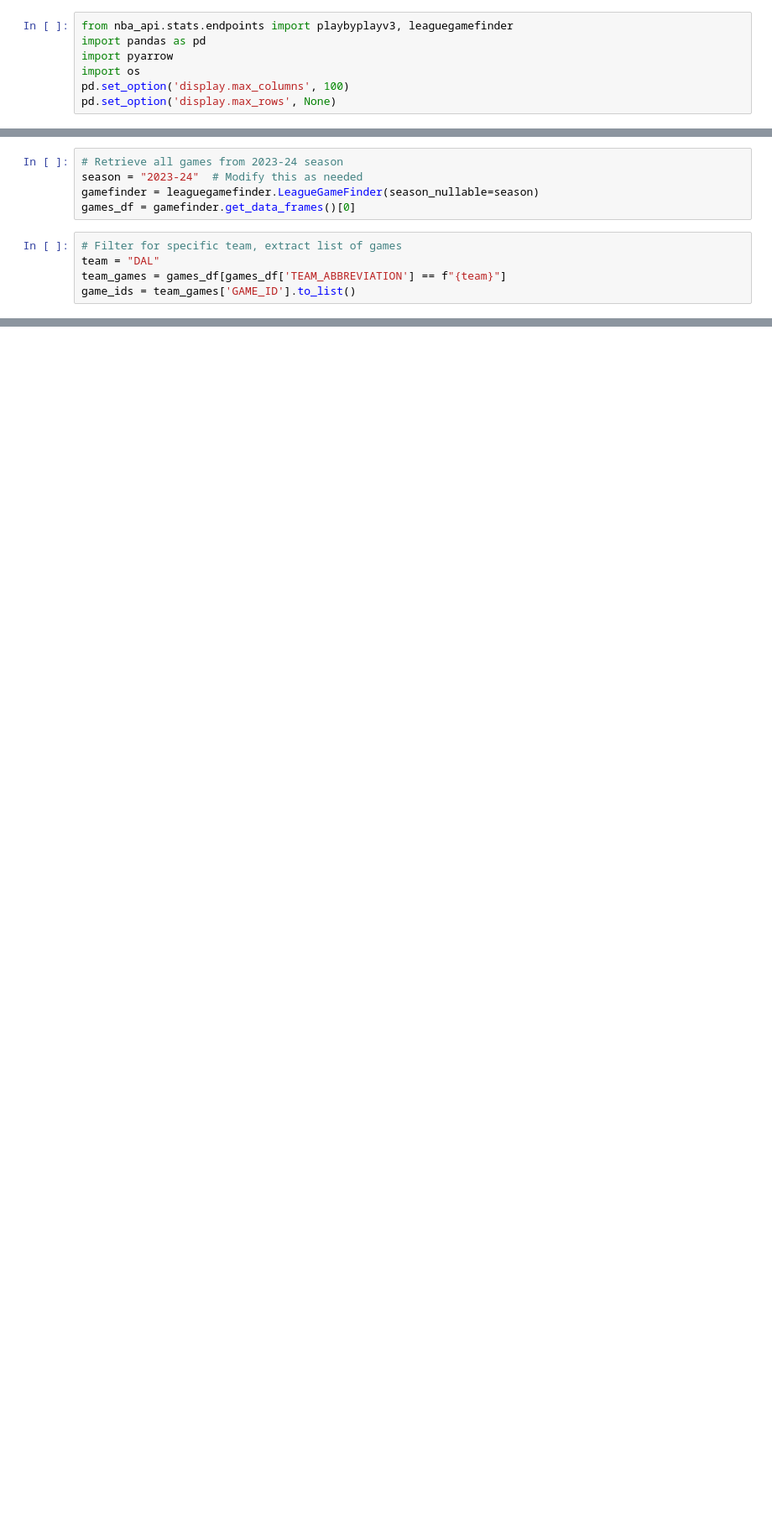
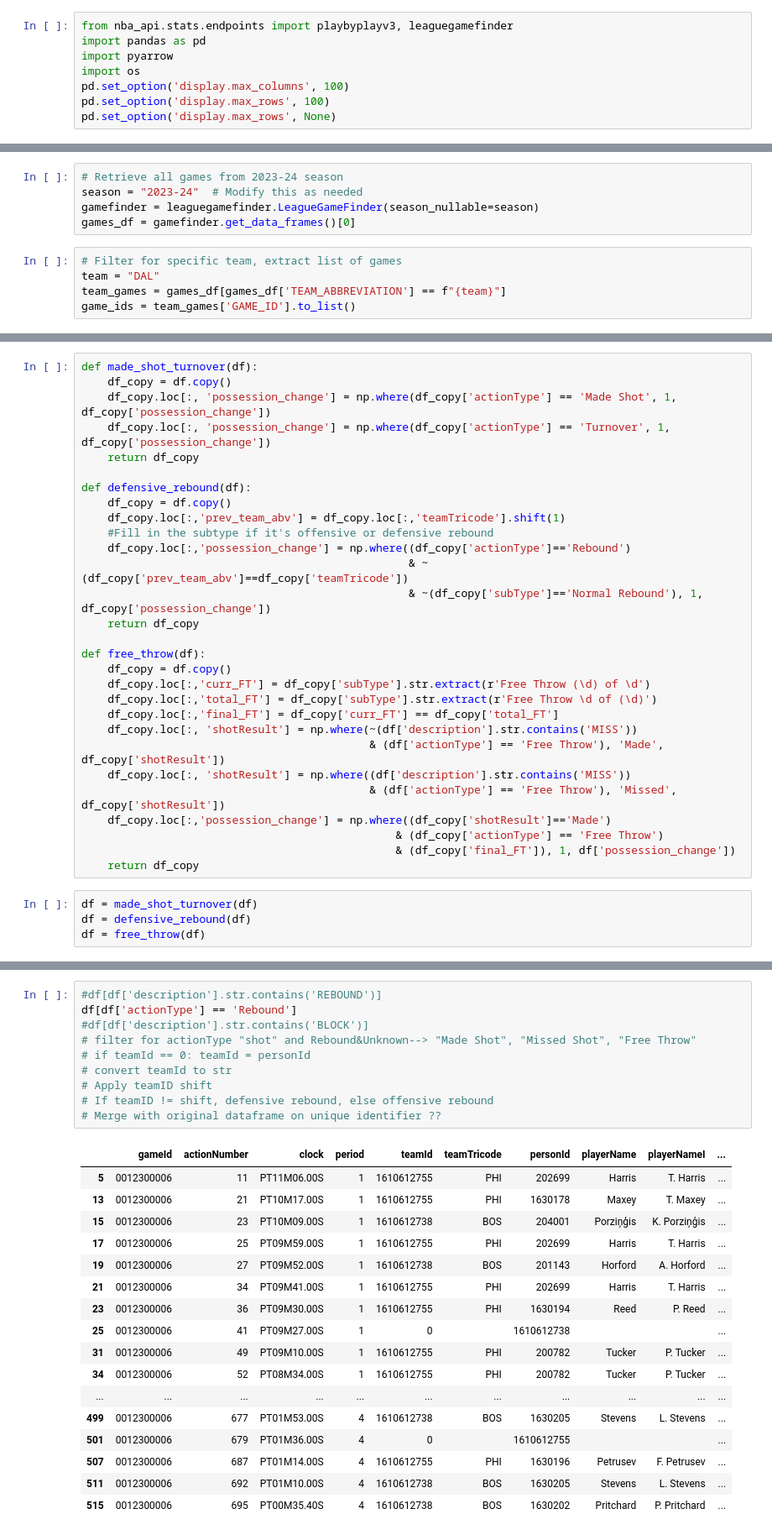
Before and after one commit to matthold86/player-prop-simulation, a Jupyter notebook: notebooks/play_by_play.ipynb, the cells around one changed output, grey strips where cells are left out. Shown at 84% size. Cells and saved outputs as stored; diff of their text form; blank space fills up the shorter version.

Commit message:
added possession identifier

```diff
--- a/notebooks/play_by_play.ipynb
+++ b/notebooks/play_by_play.ipynb
@@ -4,4 +4,5 @@ import pandas as pd
 import pyarrow
 import os
 pd.set_option('display.max_columns', 100)
+pd.set_option('display.max_rows', 100)
 pd.set_option('display.max_rows', None)
@@ -78,0 +90,33 @@ df.loc[21, 'description']
+# %%
+def made_shot_turnover(df):
+    df_copy = df.copy()
+    df_copy.loc[:, 'possession_change'] = np.where(df_copy['actionType'] == 'Made Shot', 1, df_copy['possession_change'])
+    df_copy.loc[:, 'possession_change'] = np.where(df_copy['actionType'] == 'Turnover', 1, df_copy['possession_change'])
+    return df_copy
+
+def defensive_rebound(df):
+    df_copy = df.copy()
+    df_copy.loc[:,'prev_team_abv'] = df_copy.loc[:,'teamTricode'].shift(1)
+    #Fill in the subtype if it's offensive or defensive rebound
+    df_copy.loc[:,'possession_change'] = np.where((df_copy['actionType']=='Rebound')
+                                                  & ~(df_copy['prev_team_abv']==df_copy['teamTricode'])
+                                                  & ~(df_copy['subType']=='Normal Rebound'), 1, df_copy['possession_change'])
+    return df_copy
+
+def free_throw(df):
+    df_copy = df.copy()
+    df_copy.loc[:,'curr_FT'] = df_copy['subType'].str.extract(r'Free Throw (\d) of \d')
+    df_copy.loc[:,'total_FT'] = df_copy['subType'].str.extract(r'Free Throw \d of (\d)')
+    df_copy.loc[:,'final_FT'] = df_copy['curr_FT'] == df_copy['total_FT']
+    df_copy.loc[:, 'shotResult'] = np.where(~(df['description'].str.contains('MISS'))
+                                            & (df['actionType'] == 'Free Throw'), 'Made', df_copy['shotResult'])
+    df_copy.loc[:, 'shotResult'] = np.where((df['description'].str.contains('MISS'))
+                                            & (df['actionType'] == 'Free Throw'), 'Missed', df_copy['shotResult'])
+    df_copy.loc[:,'possession_change'] = np.where((df_copy['shotResult']=='Made')
+                                                & (df_copy['actionType'] == 'Free Throw')
+                                                & (df_copy['final_FT']), 1, df['possession_change'])
+    return df_copy
+# %%
+df = made_shot_turnover(df)
+df = defensive_rebound(df)
+df = free_throw(df)
@@ -78,0 +129,28 @@ df.loc[21, 'description']
+# %%
+#df[df['description'].str.contains('REBOUND')]
+df[df['actionType'] == 'Rebound']
+#df[df['description'].str.contains('BLOCK')]
+# filter for actionType "shot" and Rebound&Unknown--> "Made Shot", "Missed Shot", "Free Throw"
+# if teamId == 0: teamId = personId
+# convert teamId to str
+# Apply teamID shift
+# If teamID != shift, defensive rebound, else offensive rebound
+# Merge with original dataframe on unique identifier ??
+# %% [output]
+|  | gameId | actionNumber | clock | period | teamId | teamTricode | personId | playerName | playerNameI | ... |
+| 5 | 0012300006 | 11 | PT11M06.00S | 1 | 1610612755 | PHI | 202699 | Harris | T. Harris | ... |
+| 13 | 0012300006 | 21 | PT10M17.00S | 1 | 1610612755 | PHI | 1630178 | Maxey | T. Maxey | ... |
+| 15 | 0012300006 | 23 | PT10M09.00S | 1 | 1610612738 | BOS | 204001 | Porziņģis | K. Porziņģis | ... |
+| 17 | 0012300006 | 25 | PT09M59.00S | 1 | 1610612755 | PHI | 202699 | Harris | T. Harris | ... |
+| 19 | 0012300006 | 27 | PT09M52.00S | 1 | 1610612738 | BOS | 201143 | Horford | A. Horford | ... |
+| 21 | 0012300006 | 34 | PT09M41.00S | 1 | 1610612755 | PHI | 202699 | Harris | T. Harris | ... |
+| 23 | 0012300006 | 36 | PT09M30.00S | 1 | 1610612755 | PHI | 1630194 | Reed | P. Reed | ... |
+| 25 | 0012300006 | 41 | PT09M27.00S | 1 | 0 |  | 1610612738 |  |  | ... |
+| 31 | 0012300006 | 49 | PT09M10.00S | 1 | 1610612755 | PHI | 200782 | Tucker | P. Tucker | ... |
+| 34 | 0012300006 | 52 | PT08M34.00S | 1 | 1610612755 | PHI | 200782 | Tucker | P. Tucker | ... |
+| ... | ... | ... | ... | ... | ... | ... | ... | ... | ... | ... |
+| 499 | 0012300006 | 677 | PT01M53.00S | 4 | 1610612738 | BOS | 1630205 | Stevens | L. Stevens | ... |
+| 501 | 0012300006 | 679 | PT01M36.00S | 4 | 0 |  | 1610612755 |  |  | ... |
+| 507 | 0012300006 | 687 | PT01M14.00S | 4 | 1610612755 | PHI | 1630196 | Petrusev | F. Petrusev | ... |
+| 511 | 0012300006 | 692 | PT01M10.00S | 4 | 1610612738 | BOS | 1630205 | Stevens | L. Stevens | ... |
+| 515 | 0012300006 | 695 | PT00M35.40S | 4 | 1610612738 | BOS | 1630202 | Pritchard | P. Pritchard | ... |
```
Also changed, not shown: parts of 9 cells of this notebook, 1 other file.
